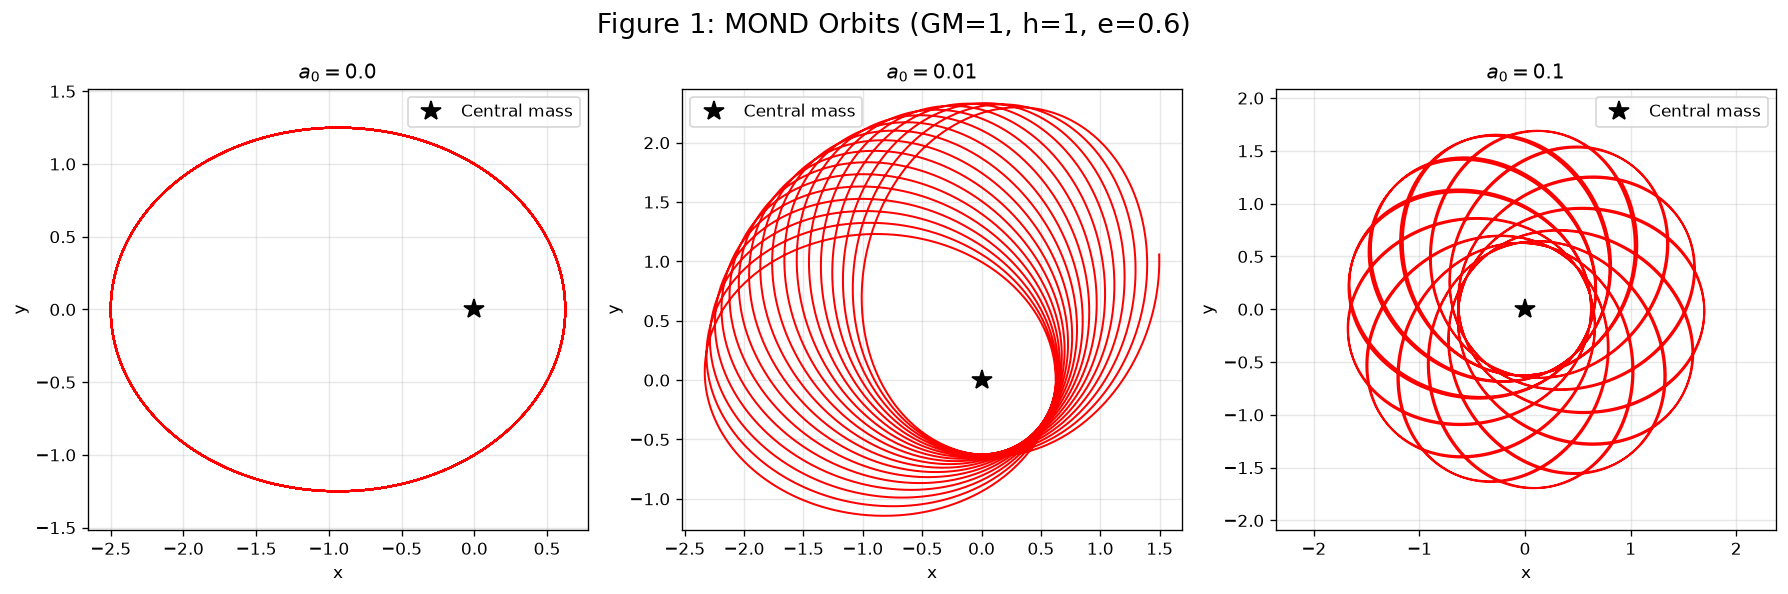
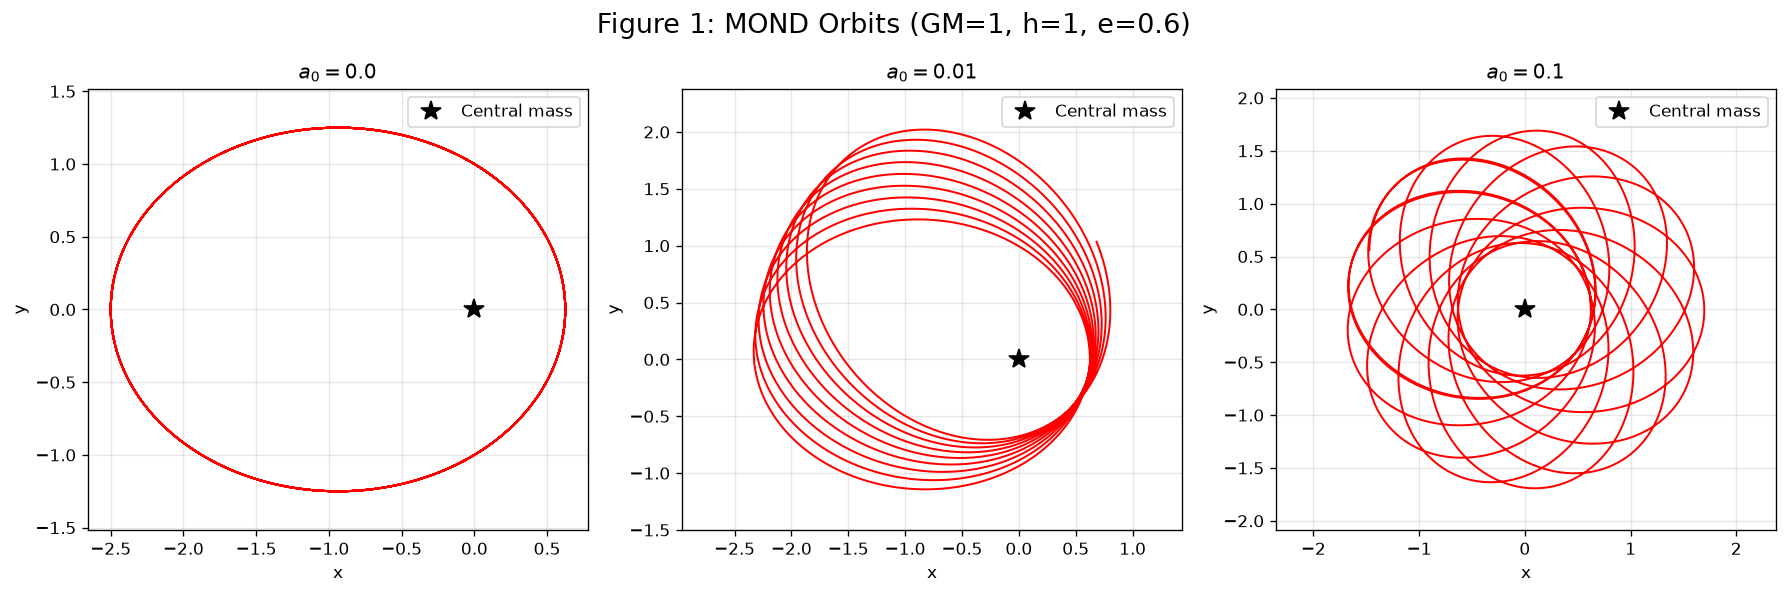
The change to this notebook cell's code, shown as a diff; its figure went from the first image to the second:
--- before
+++ after
@@ -33,5 +33,5 @@
                         rtol=1e-10, atol=1e-12, dense_output=True)
         
-        t = np.linspace(0, 200, 8000)
+        t = np.linspace(0, 100, 8000)
         orbit = sol.sol(t)
         x, y = orbit[0], orbit[1]
@@ -47,6 +47,9 @@
     
     plt.tight_layout()
+    plt.savefig("mond-orbit.pdf")
     plt.show()
+    
 
 # Run the figure
+#plt.savefig("mond-orbit.pdf")
 plot_mond_figure1()

Commit: modified codes